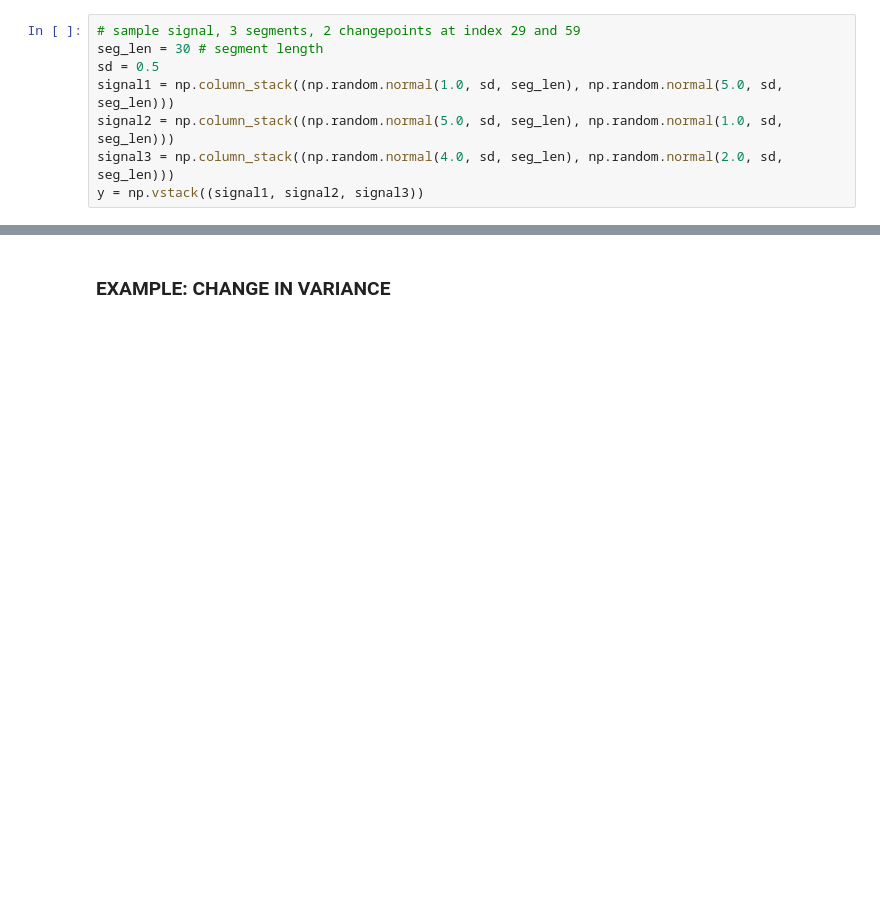
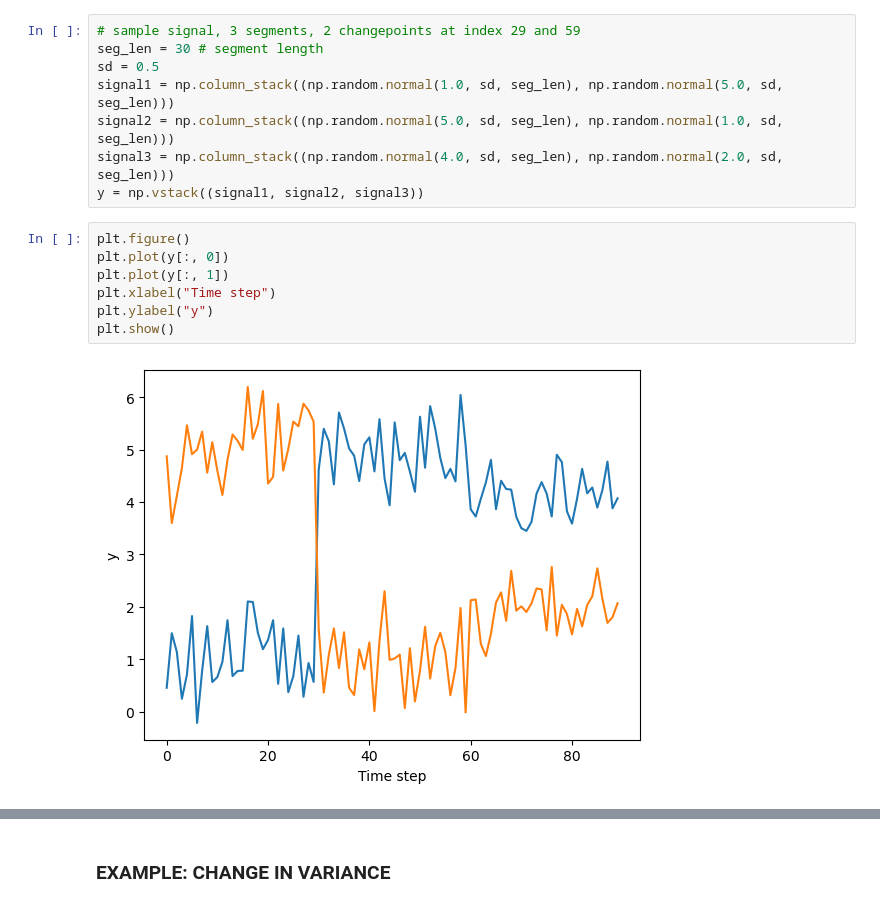
Before and after one commit to lamtung16/spectral-attention-kernel-cpd, a Jupyter notebook: test.ipynb, the cells around one changed output, grey strips where cells are left out. Saved outputs shown, nothing was run; the diff lists cells and outputs as text; blank space fills up the shorter version.

```diff
--- a/test.ipynb
+++ b/test.ipynb
@@ -12,4 +29,13 @@ signal1 = np.column_stack((np.random.normal(1.0, sd, seg_len), np.random.normal(
 signal2 = np.column_stack((np.random.normal(5.0, sd, seg_len), np.random.normal(1.0, sd, seg_len)))
 signal3 = np.column_stack((np.random.normal(4.0, sd, seg_len), np.random.normal(2.0, sd, seg_len)))
 y = np.vstack((signal1, signal2, signal3))
+# %%
+plt.figure()
+plt.plot(y[:, 0])
+plt.plot(y[:, 1])
+plt.xlabel("Time step")
+plt.ylabel("y")
+plt.show()
+# %% [output]
+[figure, added]
 # %%
```
Also changed, not shown: parts of 11 cells of this notebook, 2 other files.
